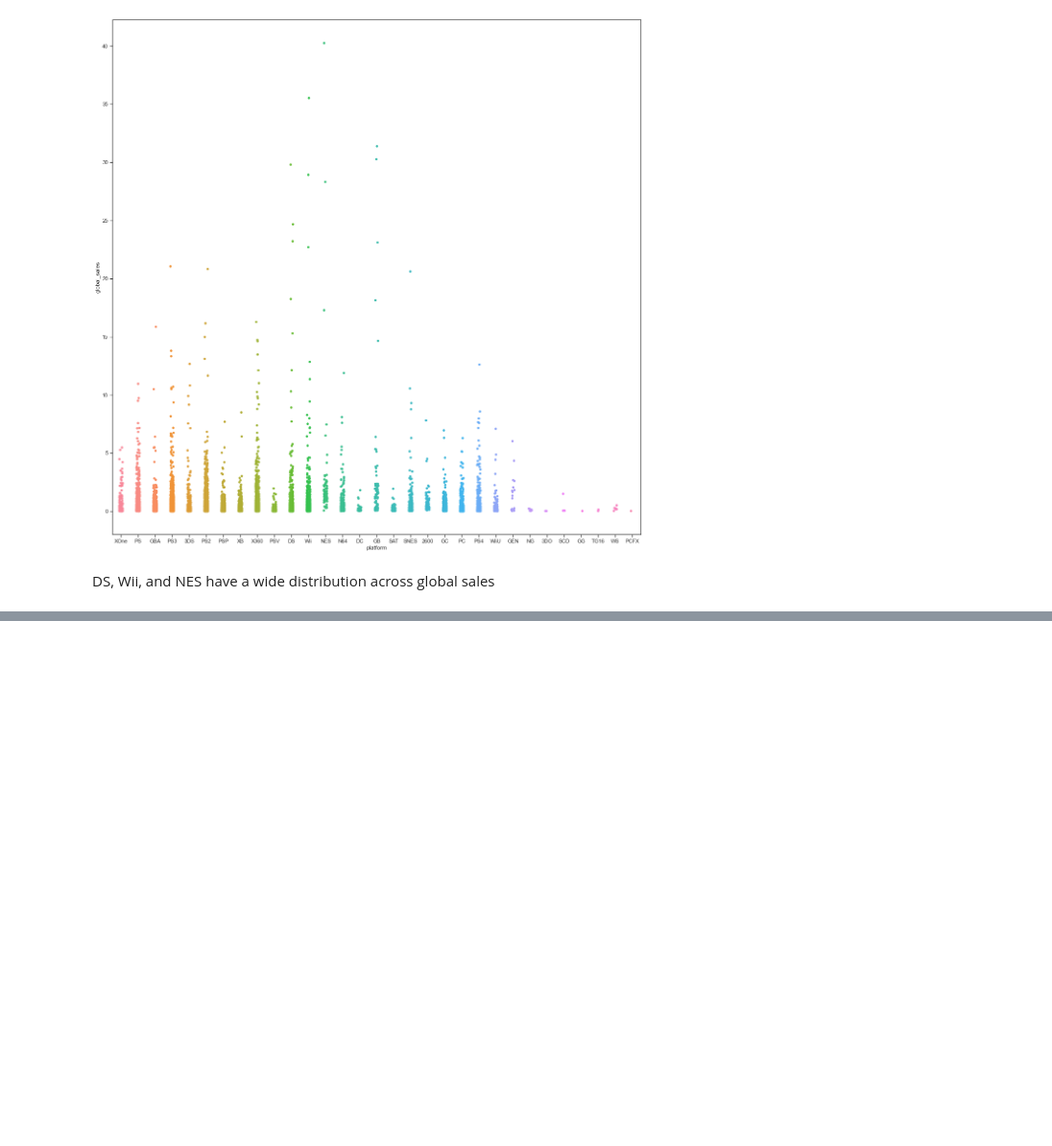
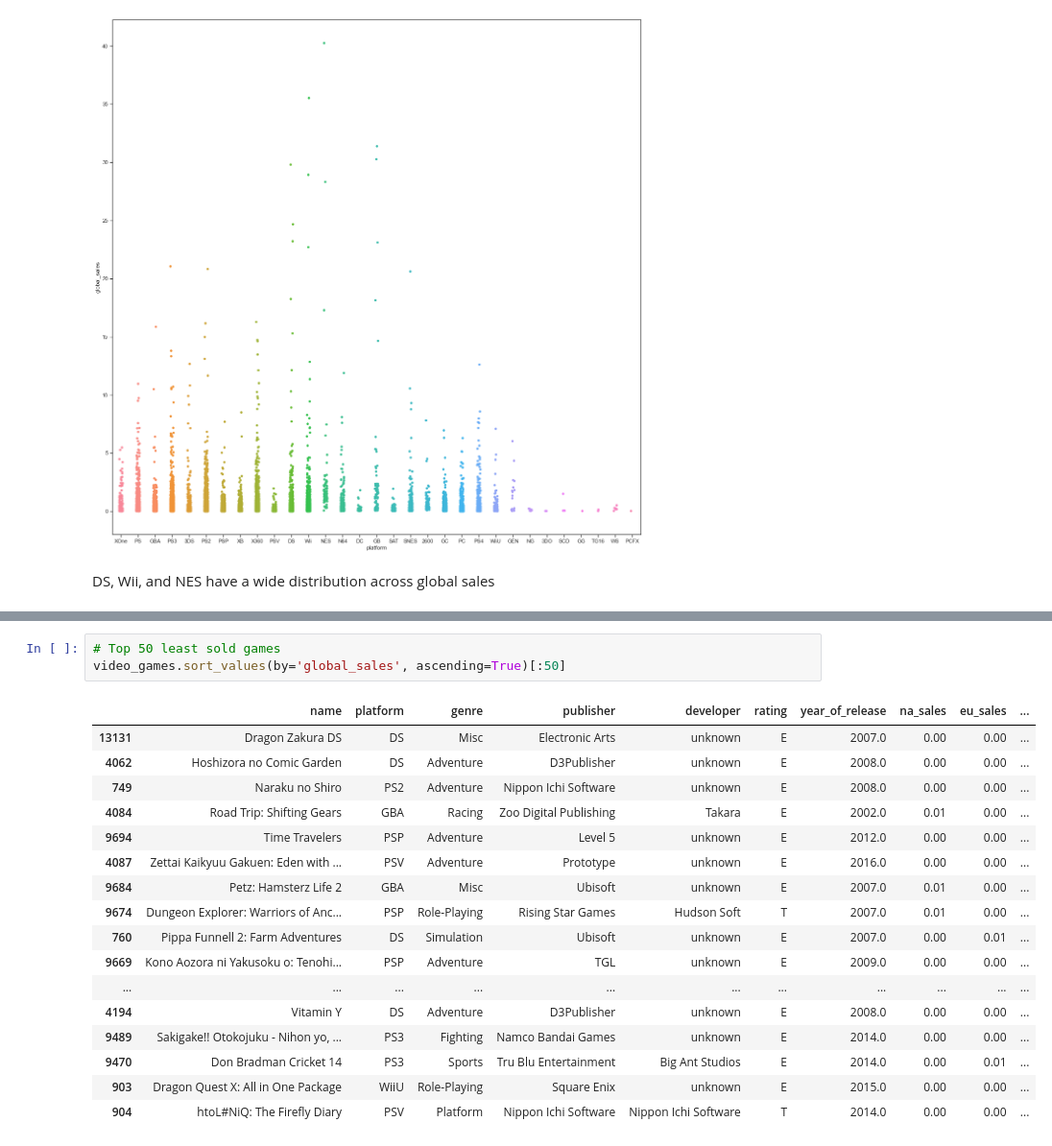
Before and after one commit to wao218/video-game-sales-prediction, a Jupyter notebook: code/02-exploratory-data-analysis.ipynb, the cells around one changed output, grey strips where cells are left out. Shown at 96% size. Drawn from its saved outputs; the diff is of its cells as text; blank space fills up the shorter version.

```diff
--- a/code/02-exploratory-data-analysis.ipynb
+++ b/code/02-exploratory-data-analysis.ipynb
@@ -192,0 +242,21 @@ DS, Wii, and NES have a wide distribution across global sales
+# %%
+# Top 50 least sold games
+video_games.sort_values(by='global_sales', ascending=True)[:50]
+# %% [output]
+|  | name | platform | genre | publisher | developer | rating | year_of_release | na_sales | eu_sales | ... |
+| 13131 | Dragon Zakura DS | DS | Misc | Electronic Arts | unknown | E | 2007.0 | 0.00 | 0.00 | ... |
+| 4062 | Hoshizora no Comic Garden | DS | Adventure | D3Publisher | unknown | E | 2008.0 | 0.00 | 0.00 | ... |
+| 749 | Naraku no Shiro | PS2 | Adventure | Nippon Ichi Software | unknown | E | 2008.0 | 0.00 | 0.00 | ... |
+| 4084 | Road Trip: Shifting Gears | GBA | Racing | Zoo Digital Publishing | Takara | E | 2002.0 | 0.01 | 0.00 | ... |
+| 9694 | Time Travelers | PSP | Adventure | Level 5 | unknown | E | 2012.0 | 0.00 | 0.00 | ... |
+| 4087 | Zettai Kaikyuu Gakuen: Eden with ... | PSV | Adventure | Prototype | unknown | E | 2016.0 | 0.00 | 0.00 | ... |
+| 9684 | Petz: Hamsterz Life 2 | GBA | Misc | Ubisoft | unknown | E | 2007.0 | 0.01 | 0.00 | ... |
+| 9674 | Dungeon Explorer: Warriors of Anc... | PSP | Role-Playing | Rising Star Games | Hudson Soft | T | 2007.0 | 0.01 | 0.00 | ... |
+| 760 | Pippa Funnell 2: Farm Adventures | DS | Simulation | Ubisoft | unknown | E | 2007.0 | 0.00 | 0.01 | ... |
+| 9669 | Kono Aozora ni Yakusoku o: Tenohi... | PSP | Adventure | TGL | unknown | E | 2009.0 | 0.00 | 0.00 | ... |
+| ... | ... | ... | ... | ... | ... | ... | ... | ... | ... | ... |
+| 4194 | Vitamin Y | DS | Adventure | D3Publisher | unknown | E | 2008.0 | 0.00 | 0.00 | ... |
+| 9489 | Sakigake!! Otokojuku - Nihon yo, ... | PS3 | Fighting | Namco Bandai Games | unknown | E | 2014.0 | 0.00 | 0.00 | ... |
+| 9470 | Don Bradman Cricket 14 | PS3 | Sports | Tru Blu Entertainment | Big Ant Studios | E | 2014.0 | 0.00 | 0.01 | ... |
+| 903 | Dragon Quest X: All in One Package | WiiU | Role-Playing | Square Enix | unknown | E | 2015.0 | 0.00 | 0.00 | ... |
+| 904 | htoL#NiQ: The Firefly Diary | PSV | Platform | Nippon Ichi Software | Nippon Ichi Software | T | 2014.0 | 0.00 | 0.00 | ... |
```
Also changed, not shown: parts of 4 cells of this notebook, 3 other files.
